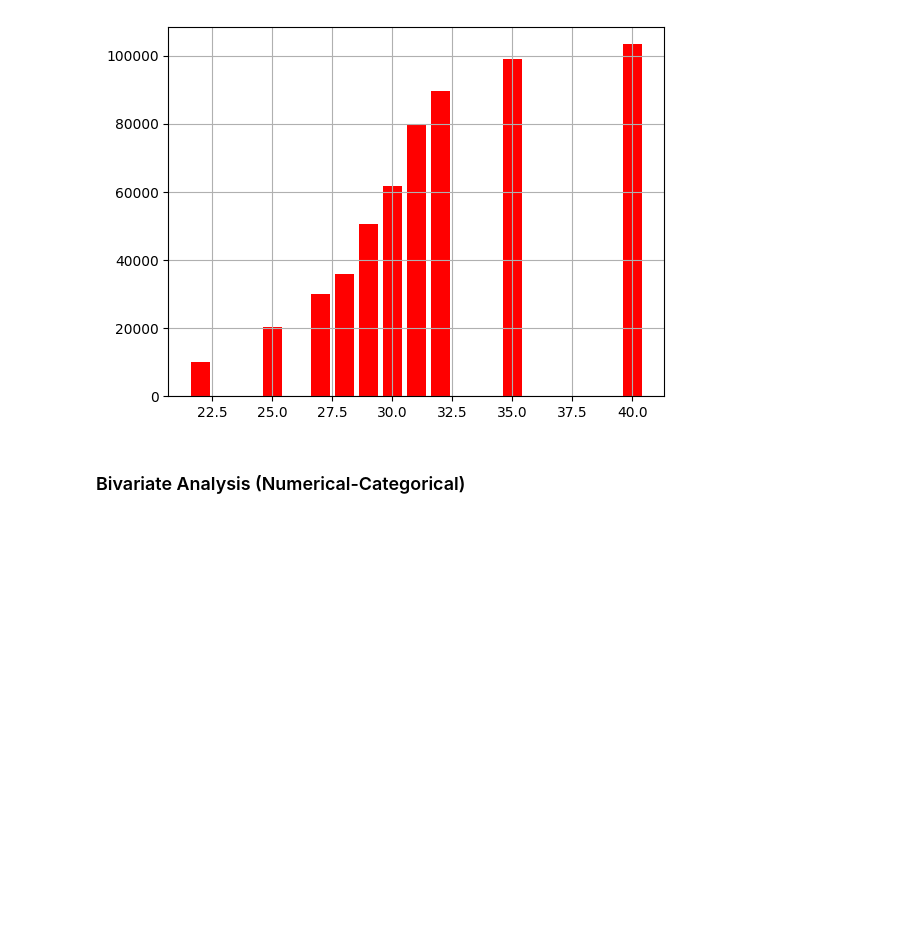
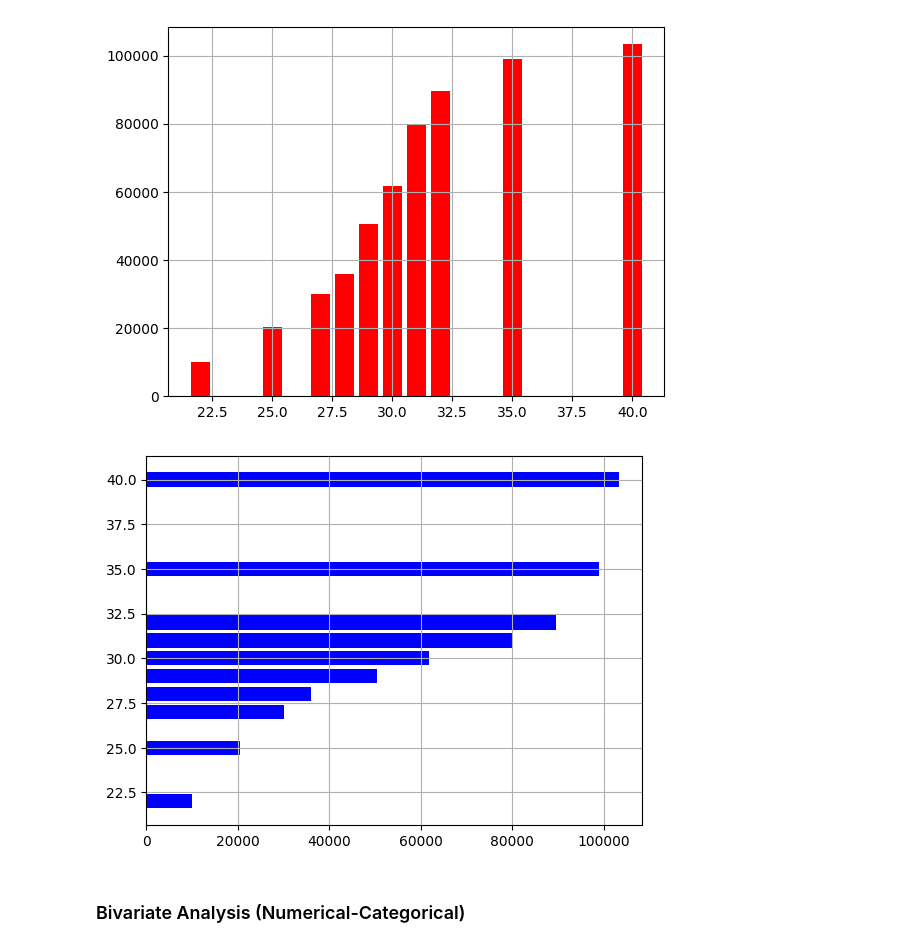
Before and after one commit to SajalK326/Python-Libraries-Fundamentals, a Jupyter notebook: matplotlib_tutorial.ipynb, the cells around one changed output. Cells and saved outputs as stored; diff of their text form; code cells hidden in the pictures; blank space fills up the shorter version.

```diff
--- a/matplotlib_tutorial.ipynb
+++ b/matplotlib_tutorial.ipynb
@@ -126,6 +143,15 @@ plt.grid()
 plt.show()
 # %% [output]
 [figure]
+# %%
+# Horizontal bar chart
+plt.barh(sort['age'], df['salary'], color='blue', align='center')
+plt.grid()
+plt.show()
+
+# Useful when we have a large number of categories and we want to display the data in a more compact way.
+# %% [output]
+[figure, added]
 # %% [markdown]
 <h3>Bivariate Analysis (Numerical-Categorical)
 # %%
```
Also changed, not shown: parts of 21 cells of this notebook, 1 other file.
